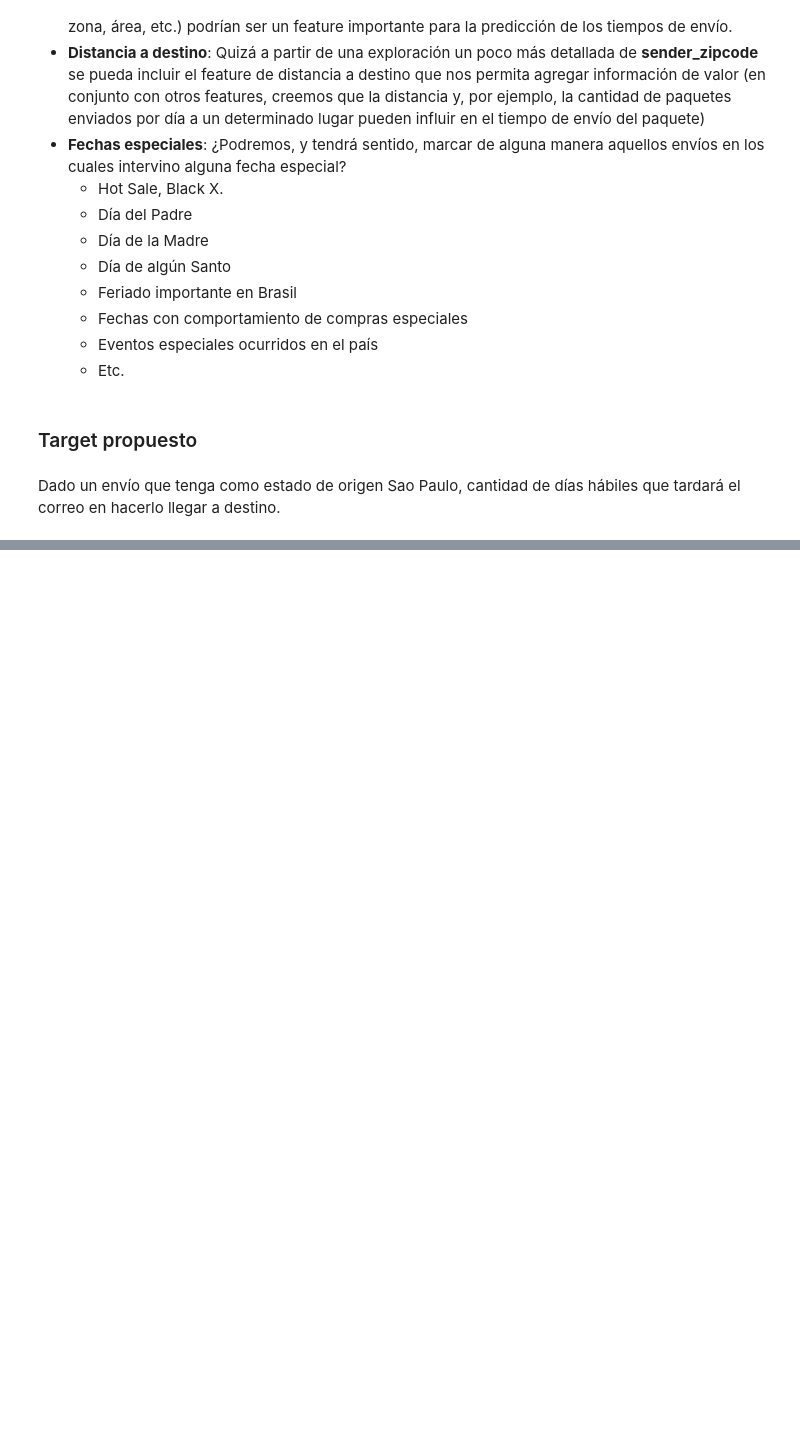
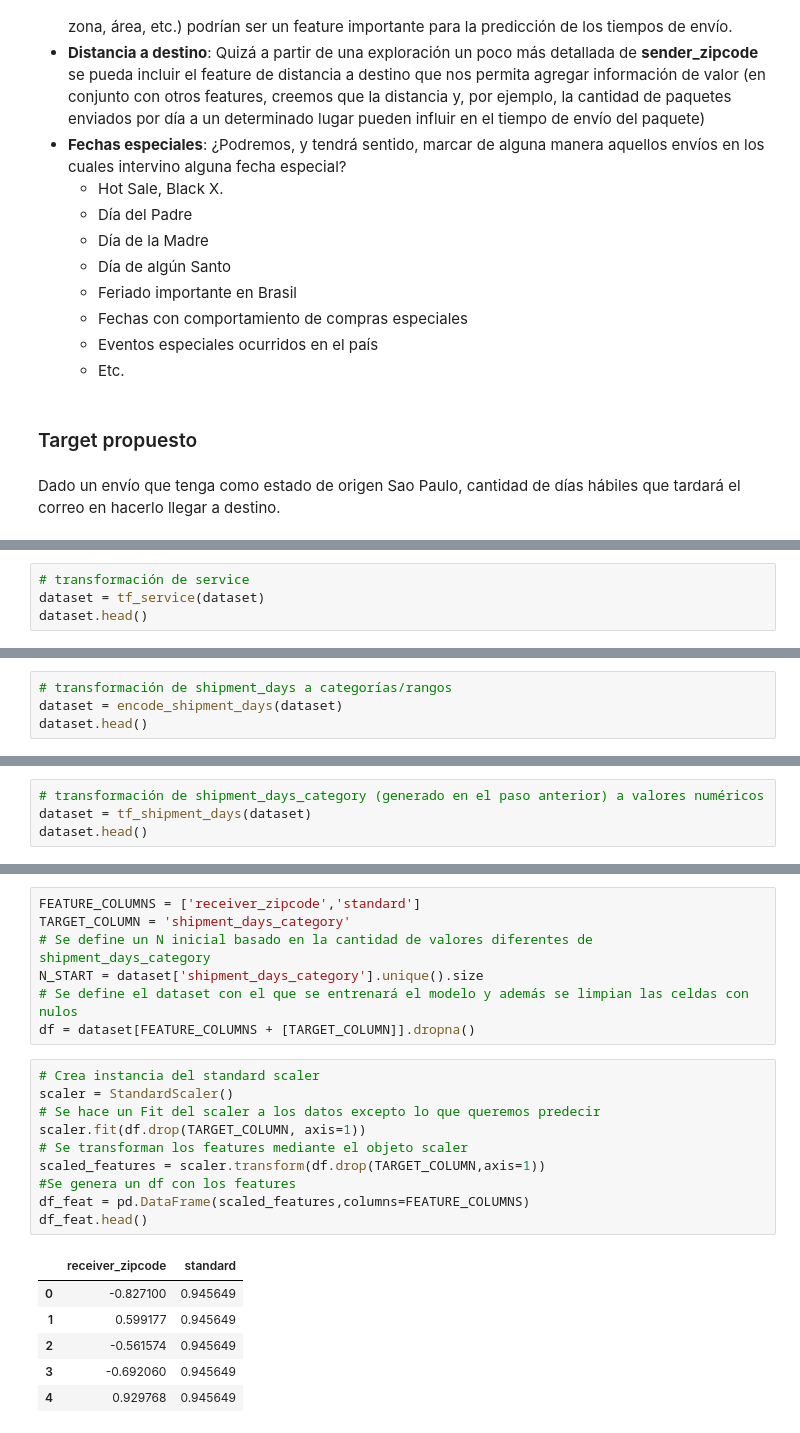
Before and after one commit to NSalina/diplodatos_2019, a Jupyter notebook: mentoria_envios/Practico2_AyC_Mentoria_cuando_llega.ipynb, the cells around one changed output, grey strips where cells are left out. Cells and saved outputs as stored; diff of their text form; blank space fills up the shorter version.

Commit message:
transformacion de features - implementacion de knn

```diff
--- a/mentoria_envios/Practico2_AyC_Mentoria_cuando_llega.ipynb
+++ b/mentoria_envios/Practico2_AyC_Mentoria_cuando_llega.ipynb
@@ -690,0 +857,4 @@ Dado un envío que tenga como estado de origen Sao Paulo, cantidad de días háb
+# %%
+# transformación de service
+dataset = tf_service(dataset)
+dataset.head()
@@ -690,0 +873,4 @@ Dado un envío que tenga como estado de origen Sao Paulo, cantidad de días háb
+# %%
+# transformación de shipment_days a categorías/rangos
+dataset = encode_shipment_days(dataset)
+dataset.head()
@@ -690,0 +885,4 @@ Dado un envío que tenga como estado de origen Sao Paulo, cantidad de días háb
+# %%
+# transformación de shipment_days_category (generado en el paso anterior) a valores numéricos
+dataset = tf_shipment_days(dataset)
+dataset.head()
@@ -690,0 +905,24 @@ Dado un envío que tenga como estado de origen Sao Paulo, cantidad de días háb
+# %%
+FEATURE_COLUMNS = ['receiver_zipcode','standard']
+TARGET_COLUMN = 'shipment_days_category'
+# Se define un N inicial basado en la cantidad de valores diferentes de shipment_days_category
+N_START = dataset['shipment_days_category'].unique().size
+# Se define el dataset con el que se entrenará el modelo y además se limpian las celdas con nulos
+df = dataset[FEATURE_COLUMNS + [TARGET_COLUMN]].dropna()
+# %%
+# Crea instancia del standard scaler
+scaler = StandardScaler()
+# Se hace un Fit del scaler a los datos excepto lo que queremos predecir
+scaler.fit(df.drop(TARGET_COLUMN, axis=1))
+# Se transforman los features mediante el objeto scaler
+scaled_features = scaler.transform(df.drop(TARGET_COLUMN,axis=1))
+#Se genera un df con los features
+df_feat = pd.DataFrame(scaled_features,columns=FEATURE_COLUMNS)
+df_feat.head()
+# %% [output]
+|  | receiver_zipcode | standard |
+| 0 | -0.827100 | 0.945649 |
+| 1 | 0.599177 | 0.945649 |
+| 2 | -0.561574 | 0.945649 |
+| 3 | -0.692060 | 0.945649 |
+| 4 | 0.929768 | 0.945649 |
```
Also changed, not shown: parts of 27 cells of this notebook.
